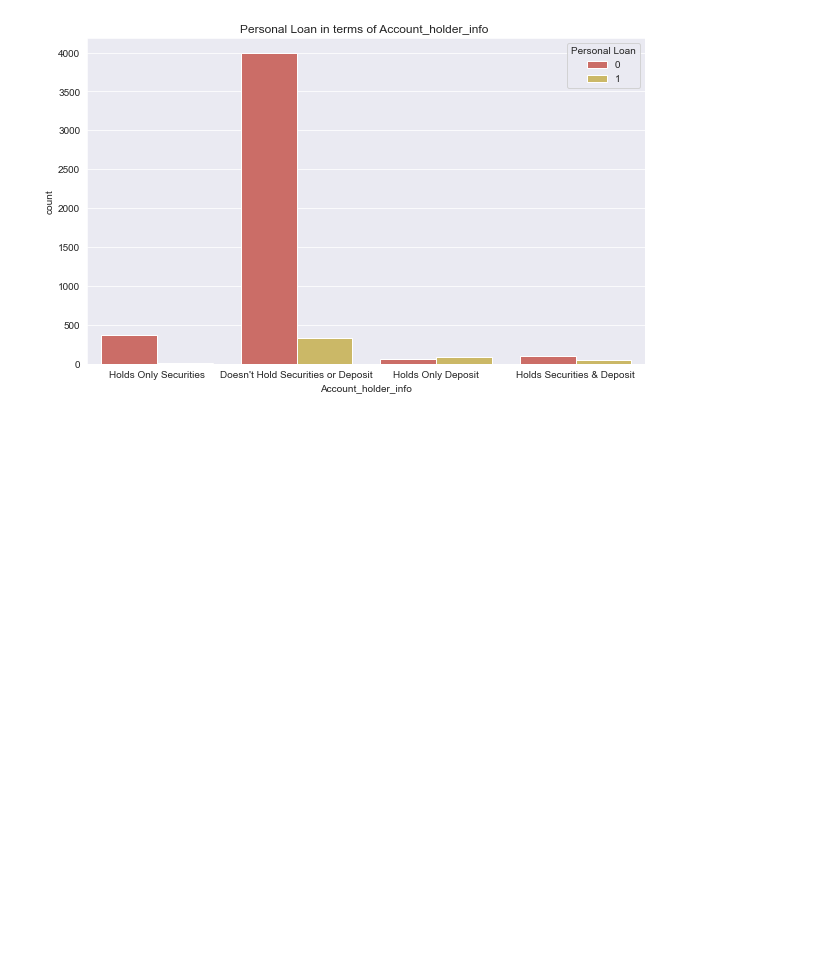
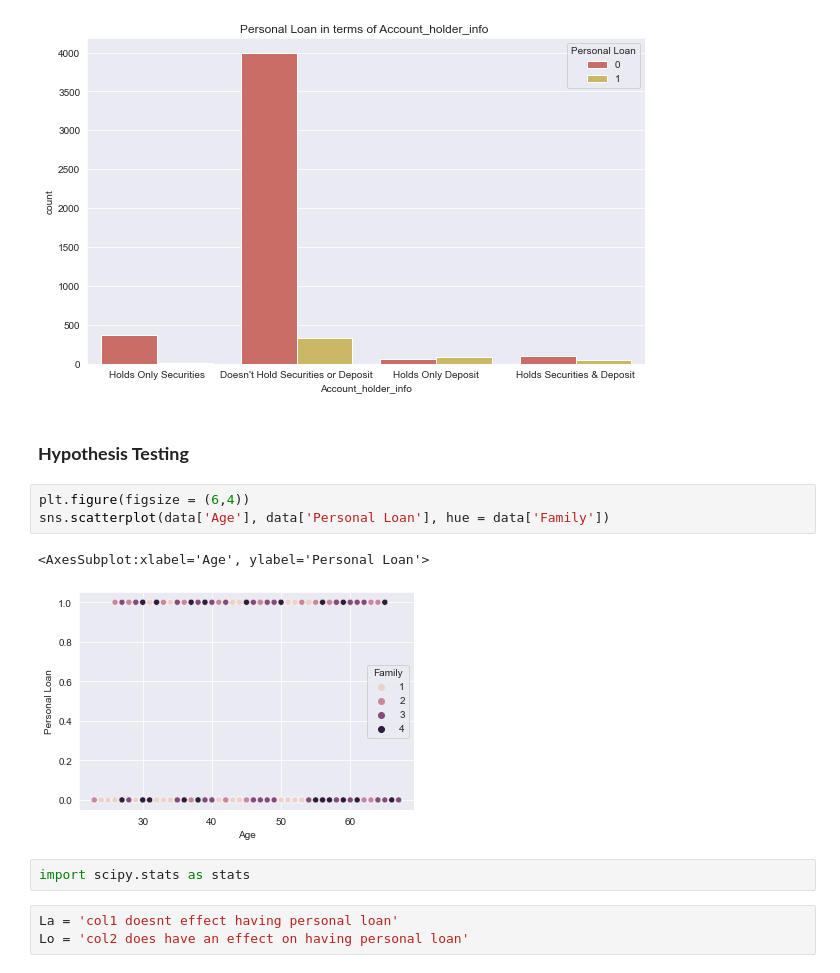
Before and after one commit to AviSaha123/Bank_personal_loan, a Jupyter notebook: finance.ipynb, the cells around one changed output. Drawn from its saved outputs; the diff is of its cells as text; blank space fills up the shorter version.

Commit message:
Added Hypothesis Testing

```diff
--- a/finance.ipynb
+++ b/finance.ipynb
@@ -286,3 +286,16 @@ for i in col_name:
 [figure]
 [figure]
 [figure]
+# %% [markdown]
+### **Hypothesis Testing**
+# %%
+plt.figure(figsize = (6,4))
+sns.scatterplot(data['Age'], data['Personal Loan'], hue = data['Family'])
+# %% [output]
+<AxesSubplot:xlabel='Age', ylabel='Personal Loan'>
+[figure, added]
+# %%
+import scipy.stats as stats
+# %%
+La = 'col1 doesnt effect having personal loan'
+Lo = 'col2 does have an effect on having personal loan'
```
Also changed, not shown: parts of 9 cells of this notebook.
